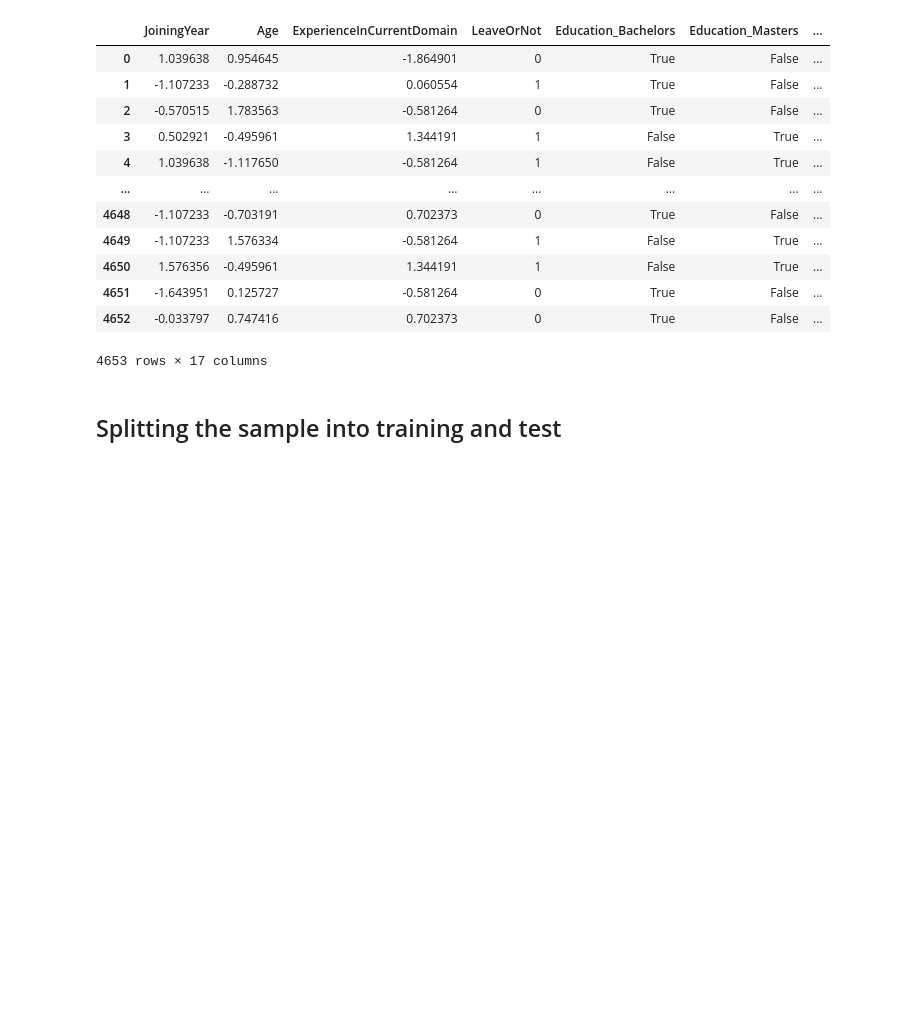
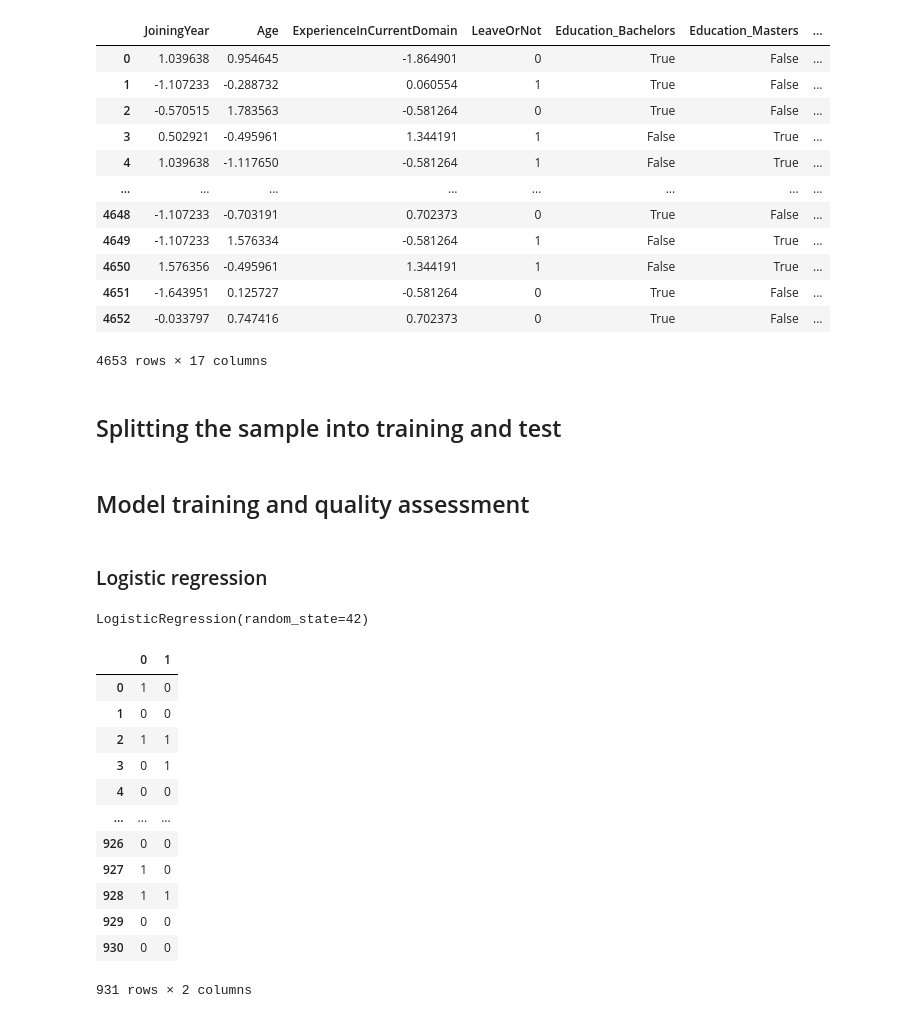
Before and after one commit to arinageek/employee-classification, a Jupyter notebook: employee_classification.ipynb, the cells around one changed output. Cells and saved outputs as stored; diff of their text form; code cells hidden in the pictures; blank space fills up the shorter version.

```diff
--- a/employee_classification.ipynb
+++ b/employee_classification.ipynb
@@ -121,3 +121,5 @@ from sklearn.model_selection import train_test_split
 
 X, Y = df.drop('LeaveOrNot', axis=1), df['LeaveOrNot']
 x_train, x_test, y_train, y_test = train_test_split(X, Y, train_size=0.8, random_state = 42, shuffle = True)
+# %% [markdown]
+## Model training and quality assessment
@@ -123,0 +129,2 @@ x_train, x_test, y_train, y_test = train_test_split(X, Y, train_size=0.8, random
+# %% [markdown]
+### Logistic regression
@@ -123,0 +133,22 @@ x_train, x_test, y_train, y_test = train_test_split(X, Y, train_size=0.8, random
+# %%
+model = LogisticRegression(random_state = 42)
+model.fit(x_train, y_train)
+# %% [output]
+LogisticRegression(random_state=42)
+# %%
+y_predict_logistic = model.predict(x_test)
+pd.DataFrame(zip(y_test, y_predict_logistic))
+# %% [output]
+|  | 0 | 1 |
+| 0 | 1 | 0 |
+| 1 | 0 | 0 |
+| 2 | 1 | 1 |
+| 3 | 0 | 1 |
+| 4 | 0 | 0 |
+| ... | ... | ... |
+| 926 | 0 | 0 |
+| 927 | 1 | 0 |
+| 928 | 1 | 1 |
+| 929 | 0 | 0 |
+| 930 | 0 | 0 |
+931 rows × 2 columns
```
Also changed, not shown: parts of 4 cells of this notebook.
